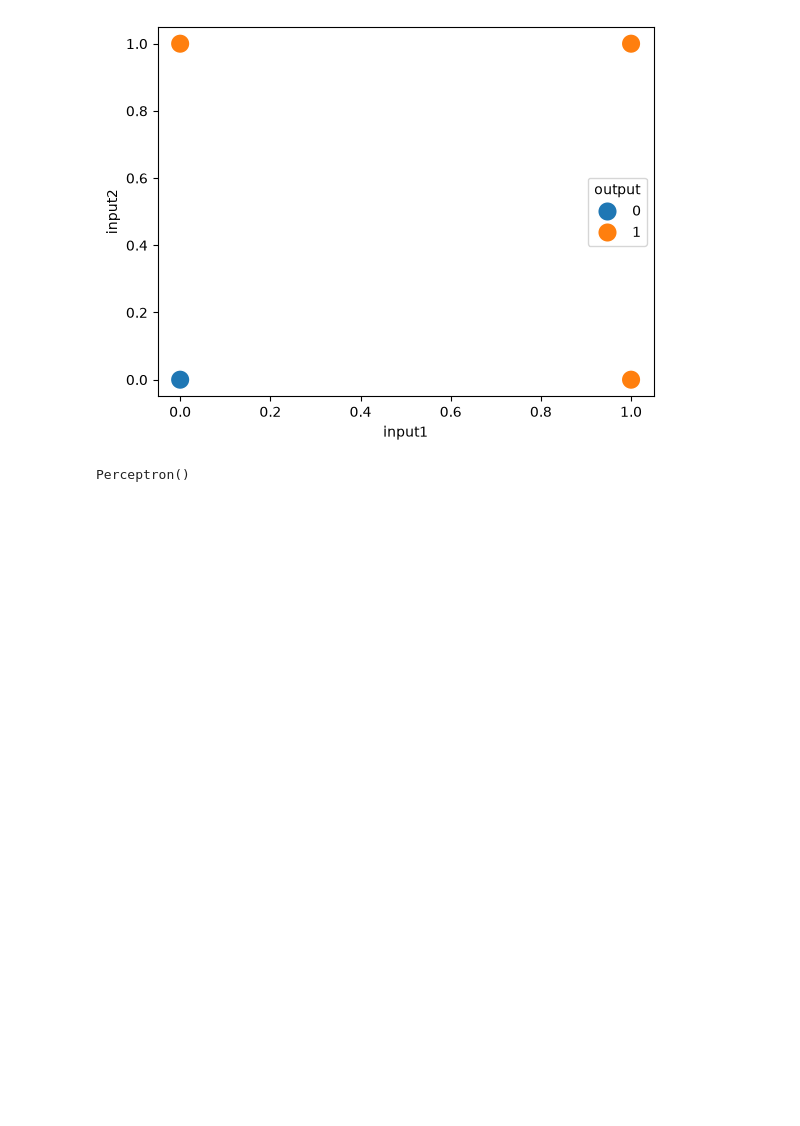
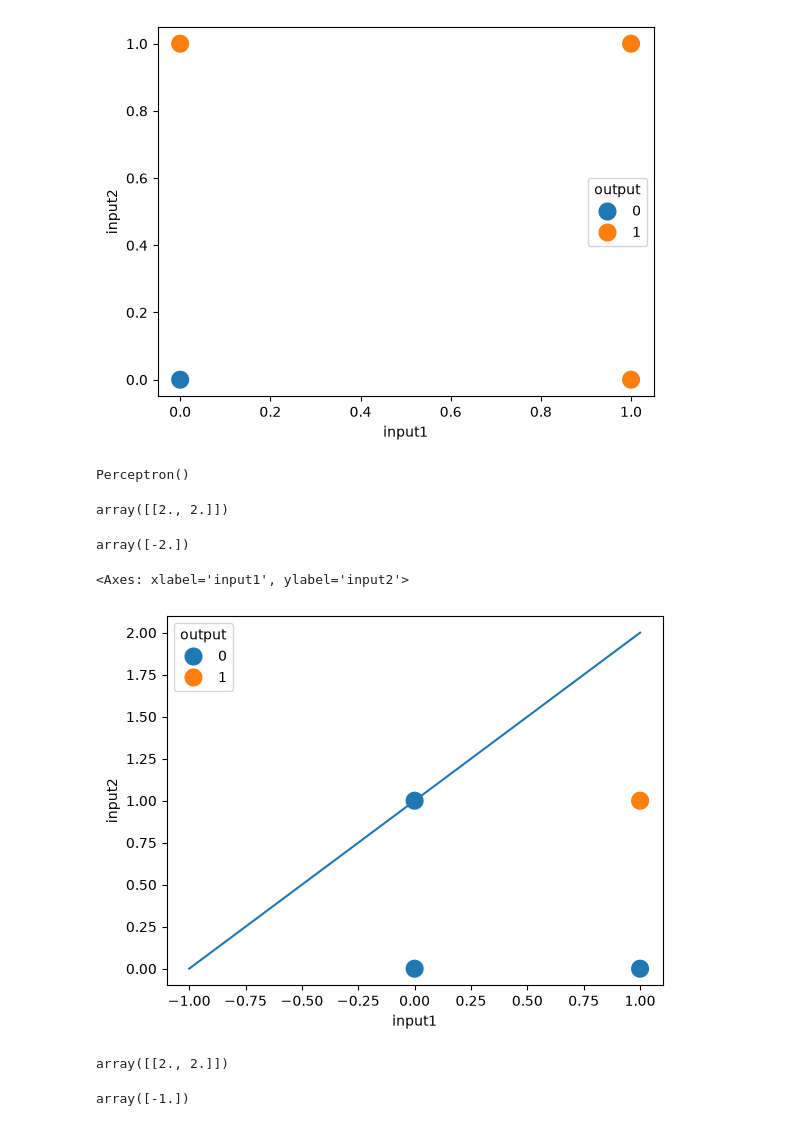
Before and after one commit to gyr0byte/Enrichment-Class--AI-ML-, a Jupyter notebook: Week_05/1_XOR.ipynb, the cells around one changed output. Saved outputs shown, nothing was run; the diff lists cells and outputs as text; code cells hidden in the pictures; blank space fills up the shorter version.

```diff
--- a/Week_05/1_XOR.ipynb
+++ b/Week_05/1_XOR.ipynb
@@ -70,3 +70,27 @@ clf2.fit(or_data.iloc[:, 0:2].values, or_data.iloc[:, -1].values)
 clf3.fit(xor_data.iloc[:, 0:2].values, xor_data.iloc[:, -1].values)
 # %% [output]
 Perceptron()
+# %%
+clf1.coef_
+# %% [output]
+array([[2., 2.]])
+# %%
+clf1.intercept_
+# %% [output]
+array([-2.])
+# %%
+a = np.linspace(-1,1,5)
+b = a + 1
+plt.plot(a, b)
+sns.scatterplot(x=and_data['input1'], y=and_data['input2'], hue=and_data['output'], s=200)
+# %% [output]
+<Axes: xlabel='input1', ylabel='input2'>
+[figure, added]
+# %%
+clf2.coef_
+# %% [output]
+array([[2., 2.]])
+# %%
+clf2.intercept_
+# %% [output]
+array([-1.])
```
Also changed, not shown: parts of 1 cell of this notebook.
